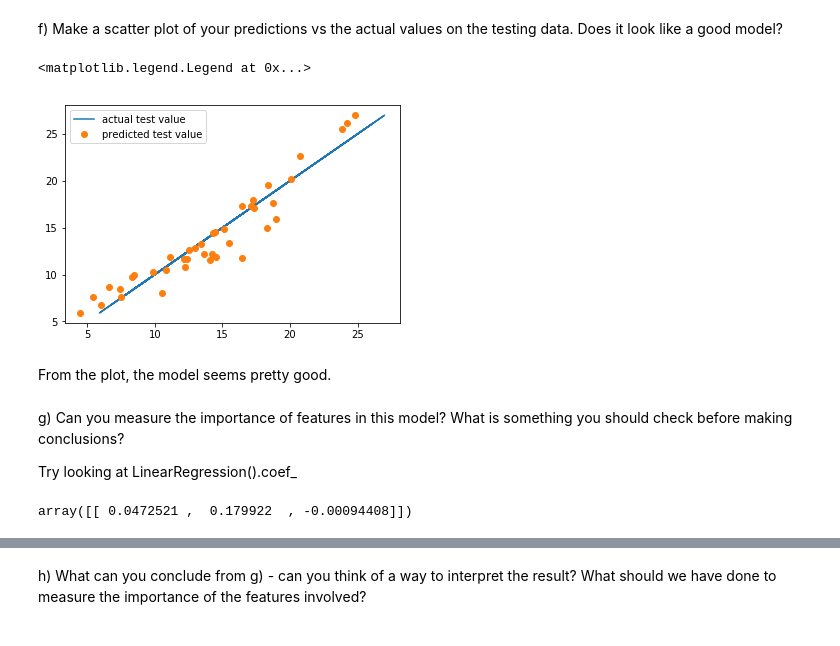
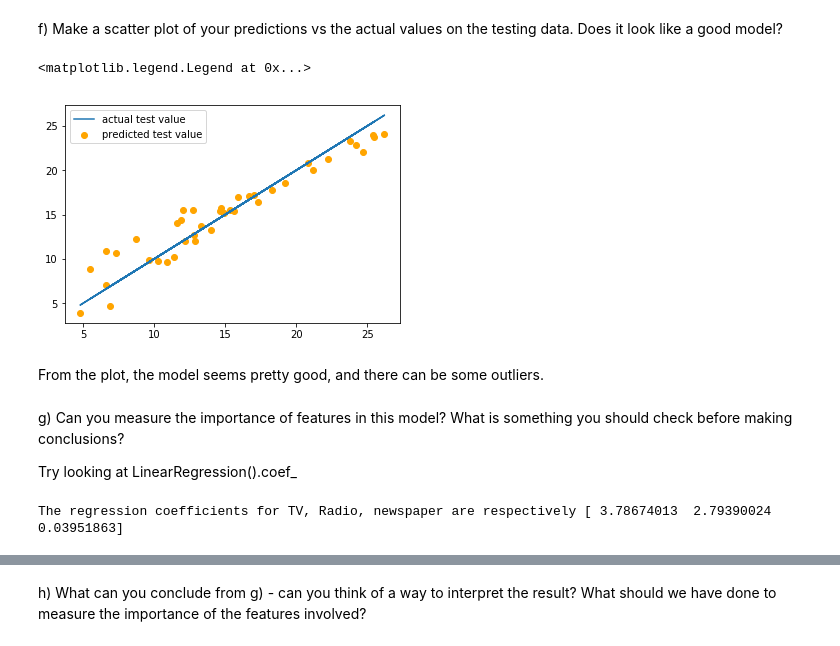
Before and after one commit to Columbia-Intro-Data-Science/python-introduction-sarahyu1, a Jupyter notebook: Homework 1 - Github and Pandas.ipynb, the cells around one changed output, grey strips where cells are left out. Cells and saved outputs as stored; diff of their text form; code cells hidden in the pictures.

```diff
--- a/Homework 1 - Github and Pandas.ipynb
+++ b/Homework 1 - Github and Pandas.ipynb
@@ -144,2 +138,4 @@ y = df[['sales']]
+# %%
+y = df['sales']
 # %% [markdown]
 b) Set X to be just the features described above in df
@@ -162,3 +146,7 @@ y_test = y[int(size*0.8):]
+# %%
+# Randomly split the targets into training/testing sets, 80% for training, 20% for testing
+from sklearn.model_selection import train_test_split
+X_train, X_test, y_train, y_test = train_test_split(X, y, test_size=0.2, random_state=29)
 # %% [markdown]
 d) Train model on training data, and make predictions on testing data
 # %%
@@ -181,25 +172,36 @@ The $R^2$ is good, because it is close to 1 and it is not exactly 1.
 # %% [markdown]
 f) Make a scatter plot of your predictions vs the actual values on the testing data. Does it look like a good model?
-# %%
-# Code here
-#plt.title('R^2')
-
-plt.plot(y_test,y_test,label='actual test value')
-plt.plot(regr.predict(X_test),y_test,'o',label='predicted test value') # use 'o' to get scatter plot ???
-plt.legend()
-#plt.scatter(y_test,regr.predict(X_test))
-#plt.plot(y_test,y_test)
-# %% [output]
-<matplotlib.legend.Legend at 0x...>
-[figure, removed]
+# %%
+# Code here
+plt.scatter(y_test,regr.predict(X_test),color='orange',label='predicted test value')
+plt.plot(y_test,y_test,label='actual test value')
+plt.legend()
+# %% [output]
+<matplotlib.legend.Legend at 0x...>
+[figure, added]
 # %% [markdown]
-From the plot, the model seems pretty good.
+From the plot, the model seems pretty good, and there can be some outliers.
 # %% [markdown]
 g) Can you measure the importance of features in this model? What is something you should check before making conclusions?
 
 Try looking at LinearRegression().coef_
-# %%
-# Code/explanation here
-regr.coef_
-# %% [output]
-array([[ 0.0472521 ,  0.179922  , -0.00094408]])
+# %%
+# Code/explanation here
+# Before looking at the coeffients, we need to normalize each feature to have zero mean and unit variance
+#(i.e. To compare coefficients, we need to standardize coefficients)
+from sklearn import preprocessing
+
+size = len(df)
+scaler = preprocessing.StandardScaler()
+X_new = scaler.fit_transform(X)
+
+X_train, X_test, y_train, y_test = train_test_split(X_new, y, test_size=0.2, random_state=20)
+# Create linear regression object
+regr = LinearRegression()
+
+# Train the model using the training sets
+regr.fit(X_train, y_train)
+
+print("The regression coefficients for TV, Radio, newspaper are respectively", regr.coef_)
+# %% [output]
+The regression coefficients for TV, Radio, newspaper are respectively [ 3.78674013  2.79390024  0.03951863]
```
Also changed, not shown: parts of 33 cells of this notebook, 1 other file.
